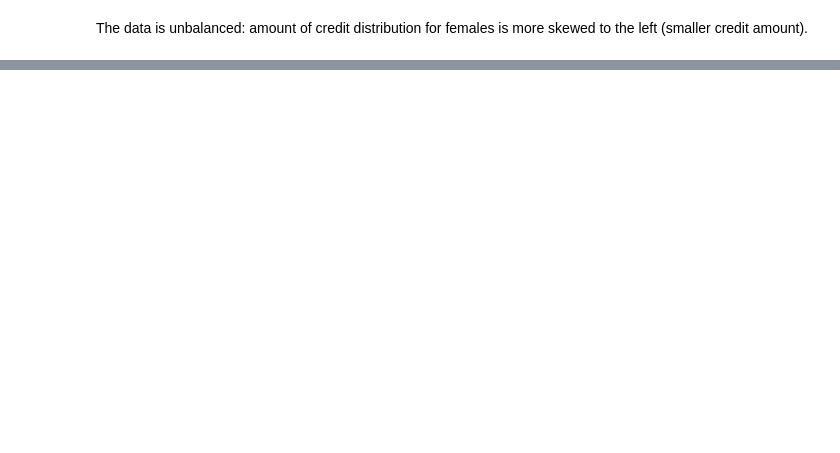
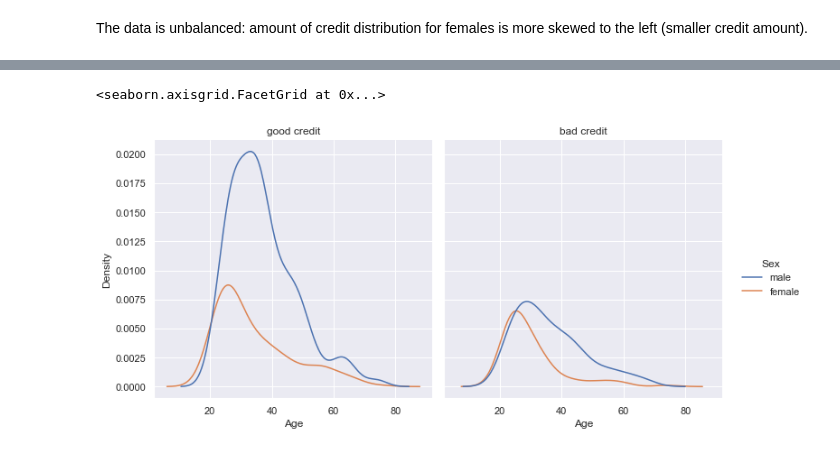
Before and after one commit to BiancaMass/XAI-Group-Project, a Jupyter notebook: Group20_EDA.ipynb, the cells around one changed output, grey strips where cells are left out. Cells and saved outputs as stored; diff of their text form; code cells hidden in the pictures; blank space fills up the shorter version.

```diff
--- a/Group20_EDA.ipynb
+++ b/Group20_EDA.ipynb
@@ -113,0 +140,6 @@ plt.show()
+# %%
+g = sns.displot(data=credit, x="Age", hue="Sex", kind="kde", col = "Risk")
+g.set_titles("{col_name} credit")
+# %% [output]
+<seaborn.axisgrid.FacetGrid at 0x...>
+[figure, added]
```
Also changed, not shown: parts of 19 cells of this notebook.
